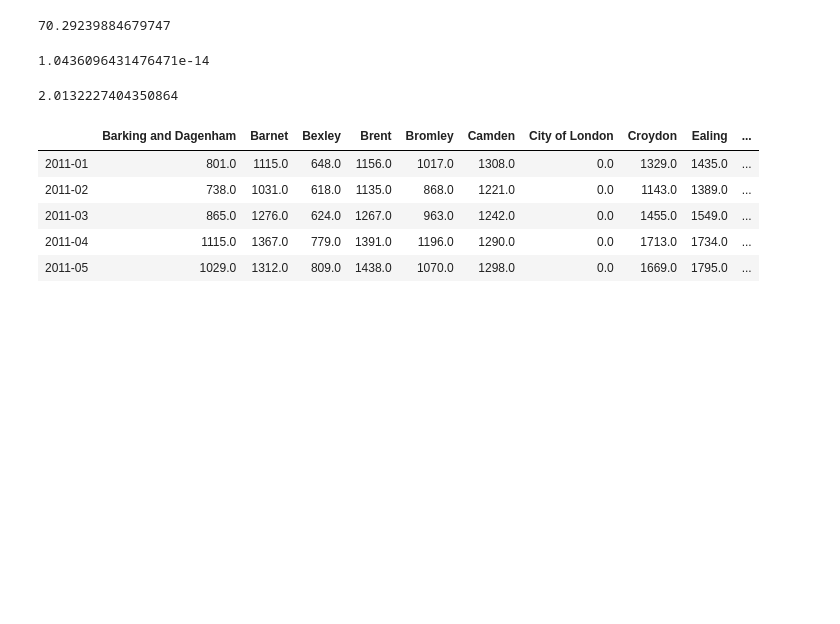
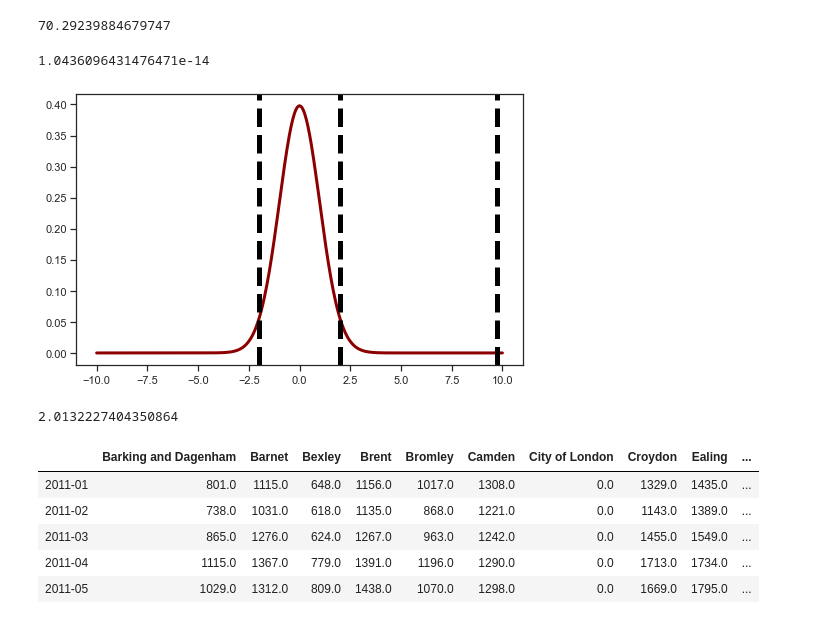
Before and after one commit to thomasribaroff/Mod3Project, a Jupyter notebook: Mahima's working notebook-2.ipynb, the cells around one changed output. Drawn from its saved outputs; the diff is of its cells as text; code cells hidden in the pictures; blank space fills up the shorter version.

```diff
--- a/Mahima's working notebook-2.ipynb
+++ b/Mahima's working notebook-2.ipynb
@@ -177,7 +176,9 @@ td.p_val(a, b, two_sided=True)
 # %% [output]
 1.0436096431476471e-14
 # %%
-# td.visualize_t(9.75,len(la),len(le))
+td.visualize_t(9.75,len(la),len(le))
+# %% [output]
+[figure, added]
 # %%
 #for such a small p-value, we reject the null hypothesis
 # %%
```
Also changed, not shown: parts of 13 cells of this notebook, 1 other file.
